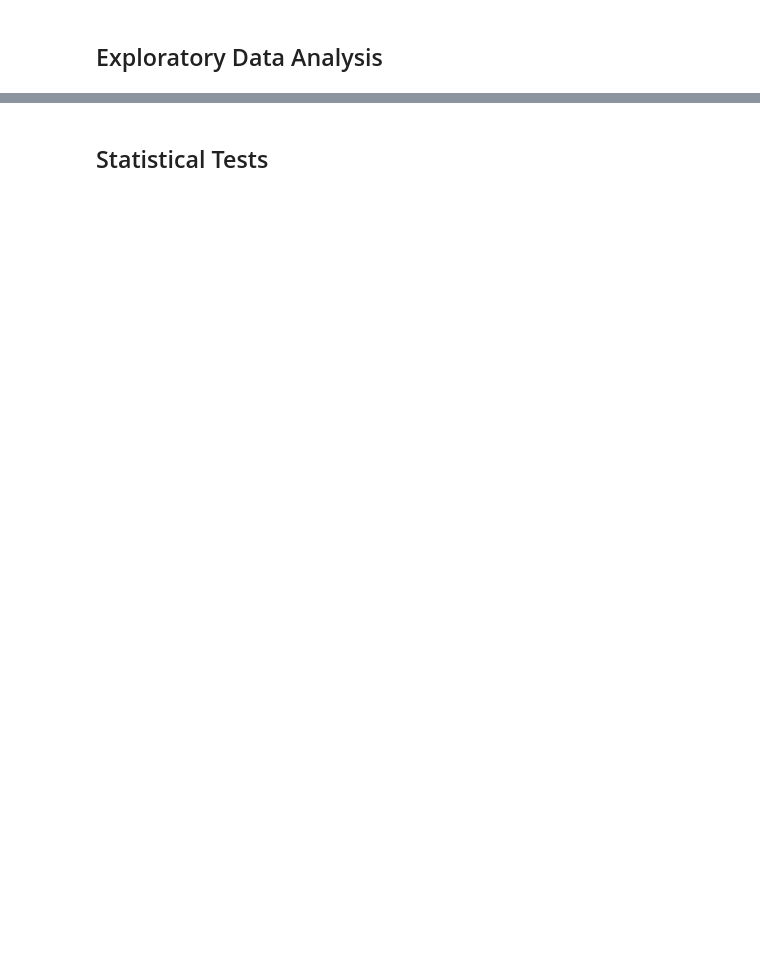
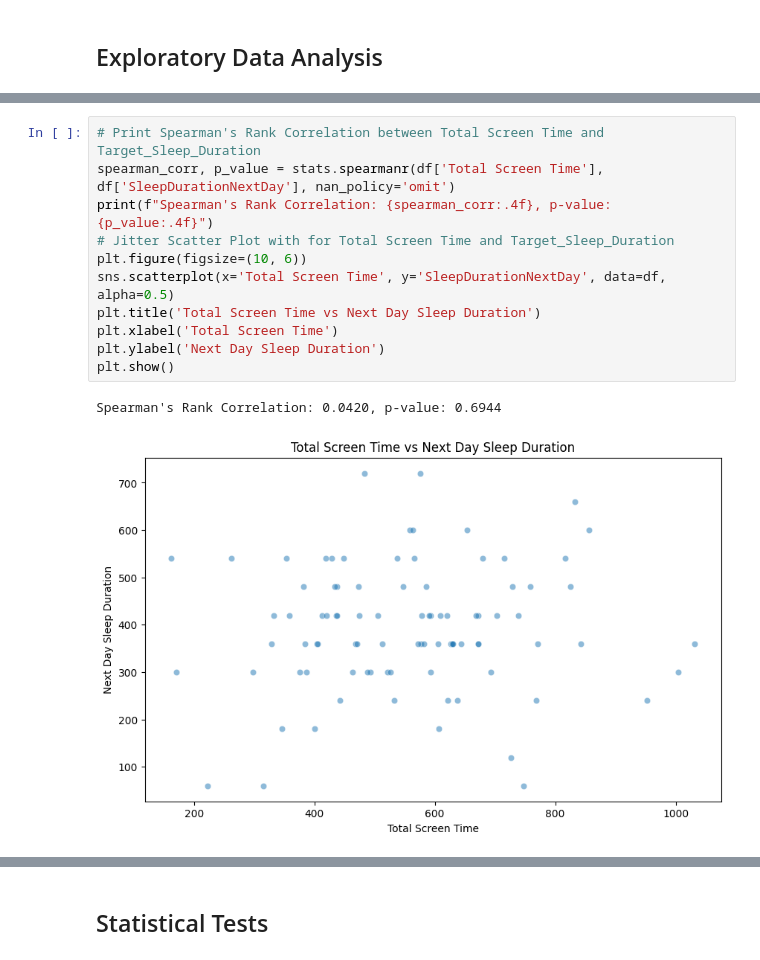
Before and after one commit to machiwao/CCDATSCL_PROJECT, a Jupyter notebook: CCDATSCL_Project_Code Implementation.ipynb, the cells around one changed output, grey strips where cells are left out. Drawn from its saved outputs; the diff is of its cells as text; blank space fills up the shorter version.

```diff
--- a/CCDATSCL_Project_Code Implementation.ipynb
+++ b/CCDATSCL_Project_Code Implementation.ipynb
@@ -89,0 +196,14 @@ np.int64(0)
+# %%
+# Print Spearman's Rank Correlation between Total Screen Time and Target_Sleep_Duration
+spearman_corr, p_value = stats.spearmanr(df['Total Screen Time'], df['SleepDurationNextDay'], nan_policy='omit')
+print(f"Spearman's Rank Correlation: {spearman_corr:.4f}, p-value: {p_value:.4f}")
+# Jitter Scatter Plot with for Total Screen Time and Target_Sleep_Duration
+plt.figure(figsize=(10, 6))
+sns.scatterplot(x='Total Screen Time', y='SleepDurationNextDay', data=df, alpha=0.5)
+plt.title('Total Screen Time vs Next Day Sleep Duration')
+plt.xlabel('Total Screen Time')
+plt.ylabel('Next Day Sleep Duration')
+plt.show()
+# %% [output]
+Spearman's Rank Correlation: 0.0420, p-value: 0.6944
+[figure, added]
```
Also changed, not shown: parts of 27 cells of this notebook, 1 other file.
